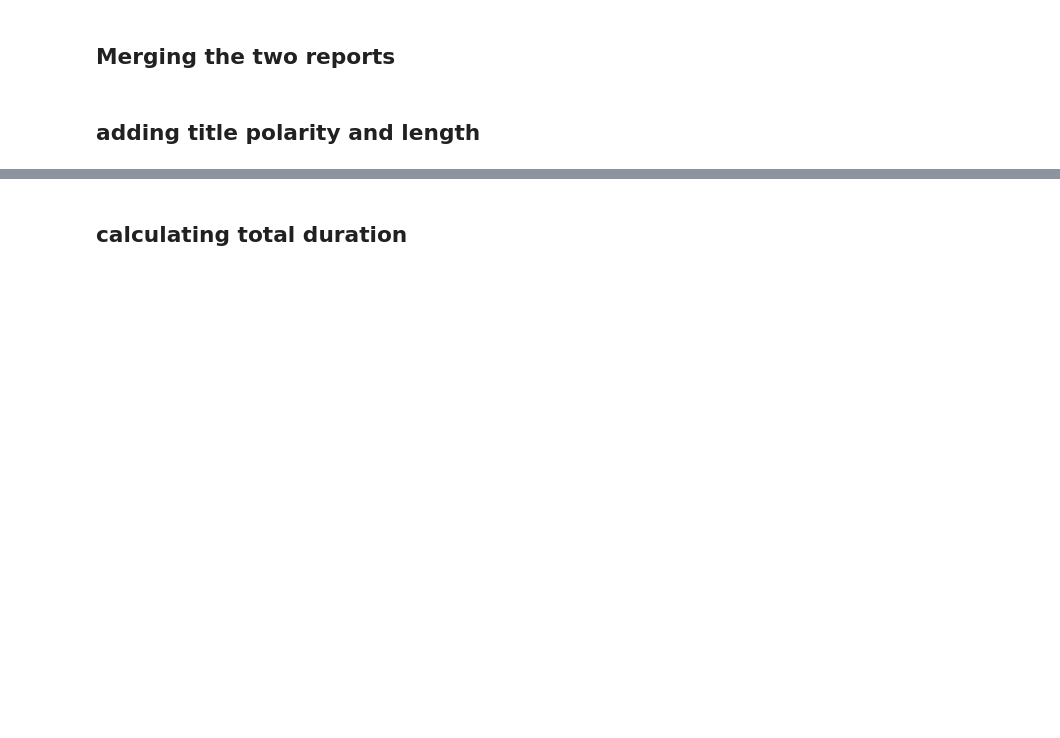
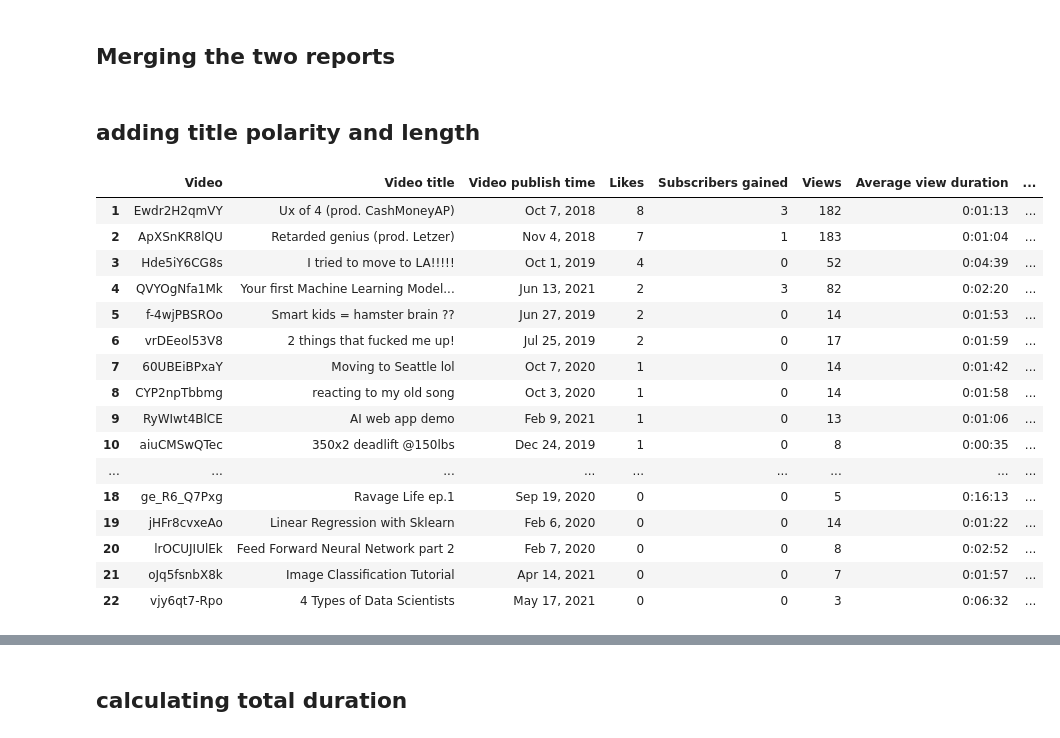
Before and after one commit to spe301/Sales-Scientist, a Jupyter notebook: KPI_Analysis/Dataset.ipynb, the cells around one changed output, grey strips where cells are left out. Drawn from its saved outputs; the diff is of its cells as text; code cells hidden in the pictures; blank space fills up the shorter version.

```diff
--- a/KPI_Analysis/Dataset.ipynb
+++ b/KPI_Analysis/Dataset.ipynb
@@ -56,2 +78,23 @@ df2['Impressions click-through rate (%)'] = imp_crt
 # %% [markdown]
 ## adding title polarity and length
+# %%
+df2['nlinks'] = df2['description'].apply(lambda x: countLinks(x.iloc[0]))
+df2
+# %% [output]
+|  | Video | Video title | Video publish time | Likes | Subscribers gained | Views | Average view duration | ... |
+| 1 | Ewdr2H2qmVY | Ux of 4 (prod. CashMoneyAP) | Oct 7, 2018 | 8 | 3 | 182 | 0:01:13 | ... |
+| 2 | ApXSnKR8lQU | Retarded genius (prod. Letzer) | Nov 4, 2018 | 7 | 1 | 183 | 0:01:04 | ... |
+| 3 | Hde5iY6CG8s | I tried to move to LA!!!!! | Oct 1, 2019 | 4 | 0 | 52 | 0:04:39 | ... |
+| 4 | QVYOgNfa1Mk | Your first Machine Learning Model... | Jun 13, 2021 | 2 | 3 | 82 | 0:02:20 | ... |
+| 5 | f-4wjPBSROo | Smart kids = hamster brain ?? | Jun 27, 2019 | 2 | 0 | 14 | 0:01:53 | ... |
+| 6 | vrDEeol53V8 | 2 things that fucked me up! | Jul 25, 2019 | 2 | 0 | 17 | 0:01:59 | ... |
+| 7 | 60UBEiBPxaY | Moving to Seattle lol | Oct 7, 2020 | 1 | 0 | 14 | 0:01:42 | ... |
+| 8 | CYP2npTbbmg | reacting to my old song | Oct 3, 2020 | 1 | 0 | 14 | 0:01:58 | ... |
+| 9 | RyWIwt4BlCE | AI web app demo | Feb 9, 2021 | 1 | 0 | 13 | 0:01:06 | ... |
+| 10 | aiuCMSwQTec | 350x2 deadlift @150lbs | Dec 24, 2019 | 1 | 0 | 8 | 0:00:35 | ... |
+| ... | ... | ... | ... | ... | ... | ... | ... | ... |
+| 18 | ge_R6_Q7Pxg | Ravage Life ep.1 | Sep 19, 2020 | 0 | 0 | 5 | 0:16:13 | ... |
+| 19 | jHFr8cvxeAo | Linear Regression with Sklearn | Feb 6, 2020 | 0 | 0 | 14 | 0:01:22 | ... |
+| 20 | lrOCUJIUlEk | Feed Forward Neural Network part 2 | Feb 7, 2020 | 0 | 0 | 8 | 0:02:52 | ... |
+| 21 | oJq5fsnbX8k | Image Classification Tutorial | Apr 14, 2021 | 0 | 0 | 7 | 0:01:57 | ... |
+| 22 | vjy6qt7-Rpo | 4 Types of Data Scientists | May 17, 2021 | 0 | 0 | 3 | 0:06:32 | ... |
```
Also changed, not shown: parts of 27 cells of this notebook.
